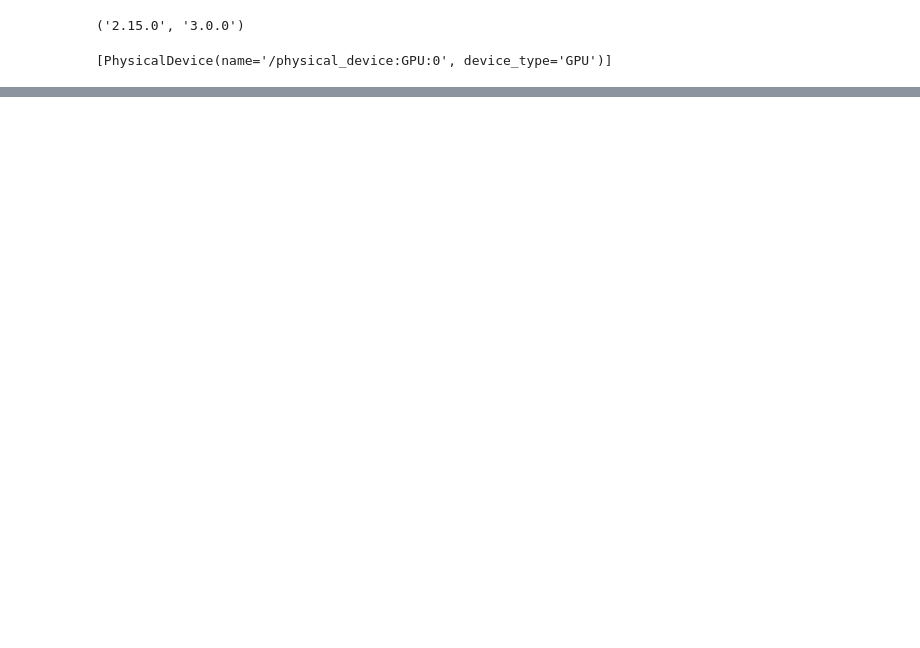
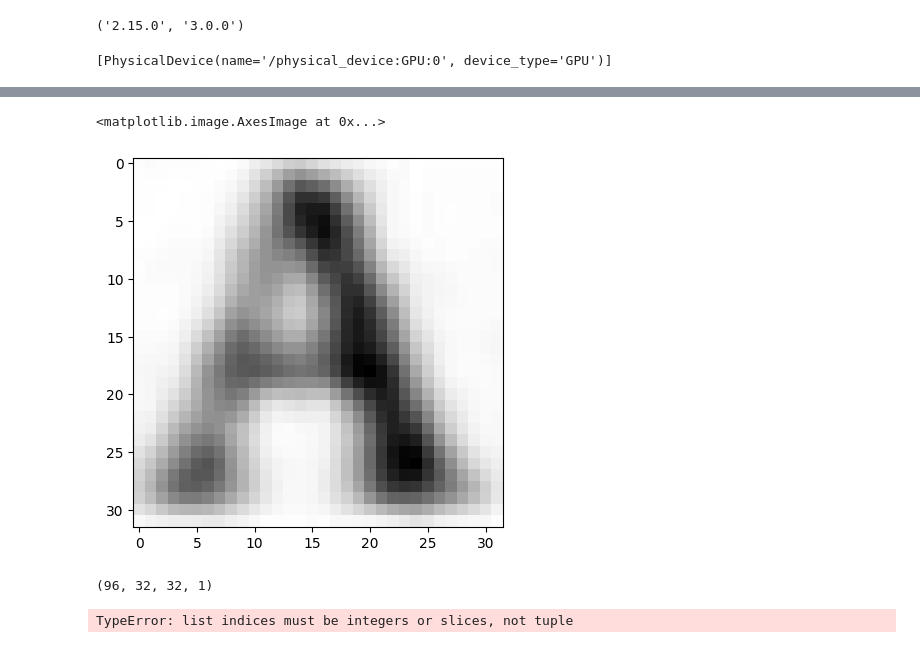
Before and after one commit to NikitaShlapak/OCR, a Jupyter notebook: letter recognition/impotrs.ipynb, the cells around one changed output, grey strips where cells are left out. Saved outputs shown, nothing was run; the diff lists cells and outputs as text; code cells hidden in the pictures; blank space fills up the shorter version.

```diff
--- a/letter recognition/impotrs.ipynb
+++ b/letter recognition/impotrs.ipynb
@@ -144,0 +124,28 @@ model.evaluate(dataset)
+# %%
+data = []
+for i in range(1,97):
+    letter = cv2.imread(f'../test/letter{i}.jpg', 0)
+    data.append(cv2.resize(letter, input_shape[:-1]))
+plt.imshow(data[0], cmap='gray')
+# %% [output]
+<matplotlib.image.AxesImage at 0x...>
+[figure, added]
+# %%
+data = np.array(data)
+data = data[:,:,:, np.newaxis]
+data.shape
+# %% [output]
+(96, 32, 32, 1)
+# %%
+from utils.funcs import patch_extract
+
+
+
+dataset = (
+    tf.data.Dataset.from_tensor_slices(data)
+    .batch(batch_size=32)
+    .map(lambda x: (patch_extract(x)))
+    .prefetch(tf.data.experimental.AUTOTUNE)
+)
+# %% [output]
+TypeError: list indices must be integers or slices, not tuple
```
Also changed, not shown: parts of 10 cells of this notebook.
